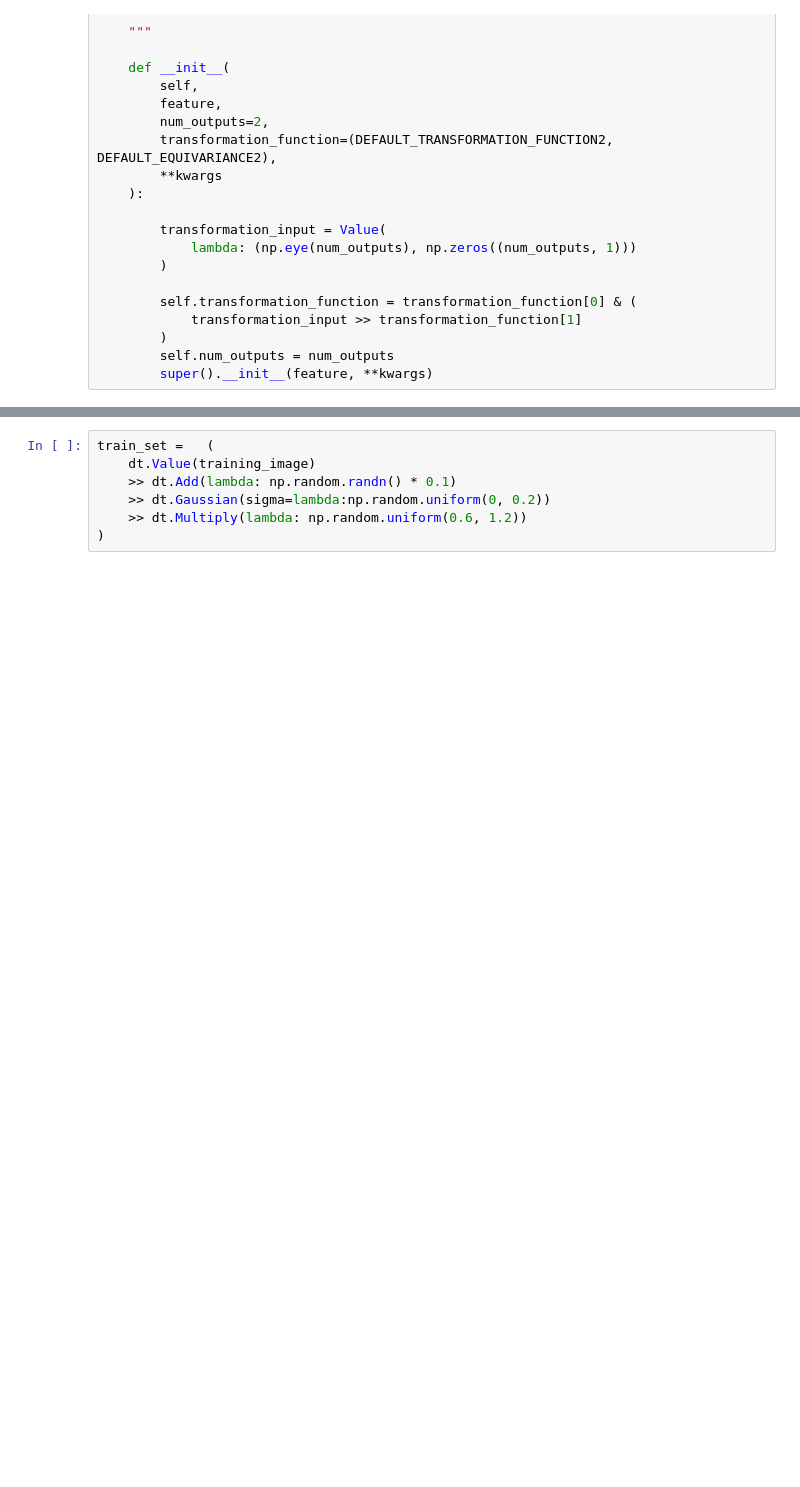
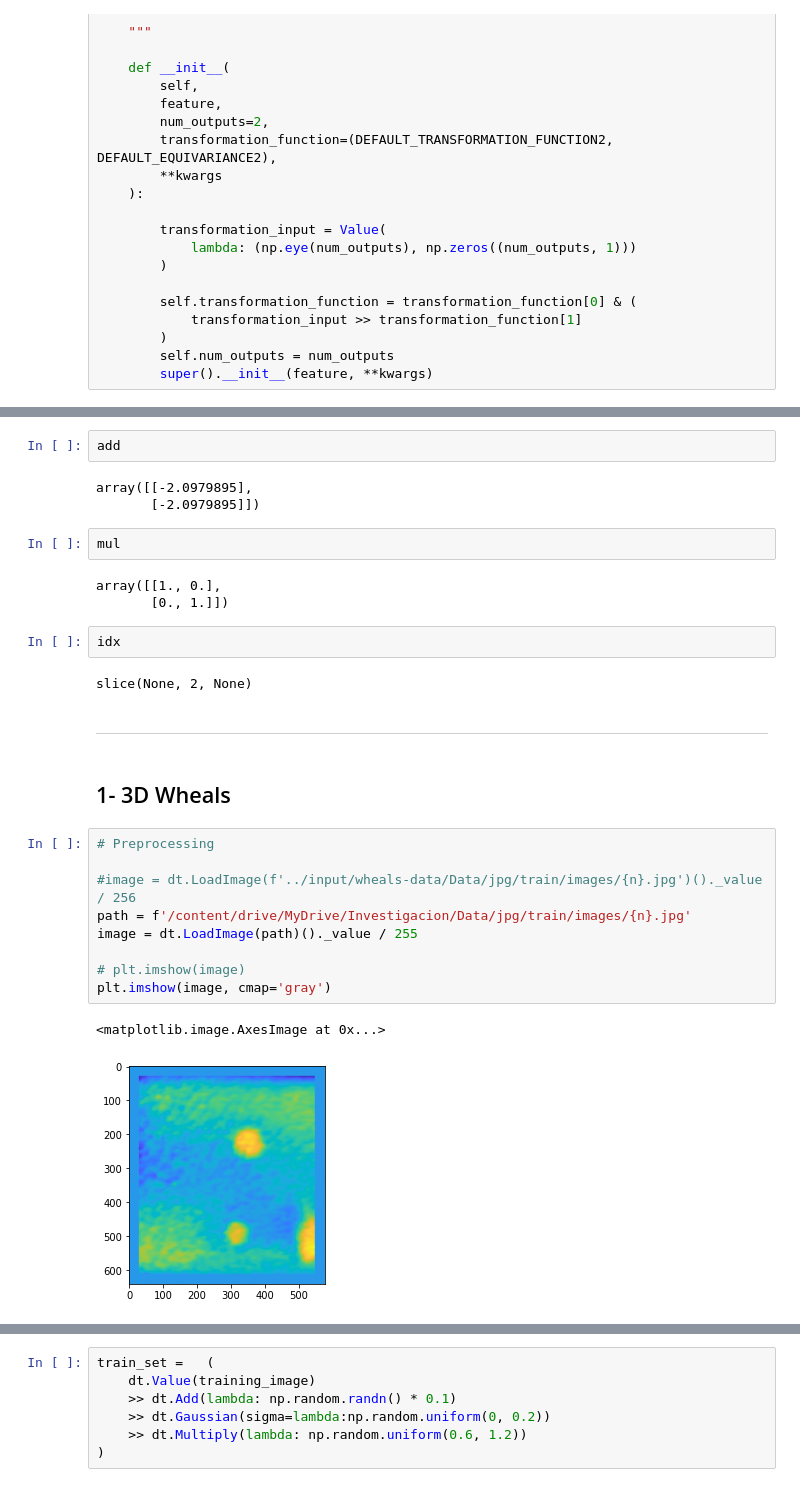
Before and after one commit to juanpb27/ssl_objects_detection, a Jupyter notebook: notebooks/multiple_particle_tracking.ipynb, the cells around one changed output, grey strips where cells are left out. Saved outputs shown, nothing was run; the diff lists cells and outputs as text; blank space fills up the shorter version.

```diff
--- a/notebooks/multiple_particle_tracking.ipynb
+++ b/notebooks/multiple_particle_tracking.ipynb
@@ -118,0 +120,30 @@ class LodeSTARGeneratorUTB(LodeSTARGenerator):
+# %%
+add
+# %% [output]
+array([[-2.0979895],
+       [-2.0979895]])
+# %%
+mul
+# %% [output]
+array([[1., 0.],
+       [0., 1.]])
+# %%
+idx
+# %% [output]
+slice(None, 2, None)
+# %% [markdown]
+-----------
+# %% [markdown]
+## 1- 3D Wheals
+# %%
+# Preprocessing
+
+#image = dt.LoadImage(f'../input/wheals-data/Data/jpg/train/images/{n}.jpg')()._value / 256
+path = f'/content/drive/MyDrive/Investigacion/Data/jpg/train/images/{n}.jpg'
+image = dt.LoadImage(path)()._value / 255
+
+# plt.imshow(image)
+plt.imshow(image, cmap='gray')
+# %% [output]
+<matplotlib.image.AxesImage at 0x...>
+[figure, added]
```
Also changed, not shown: parts of 47 cells of this notebook.
